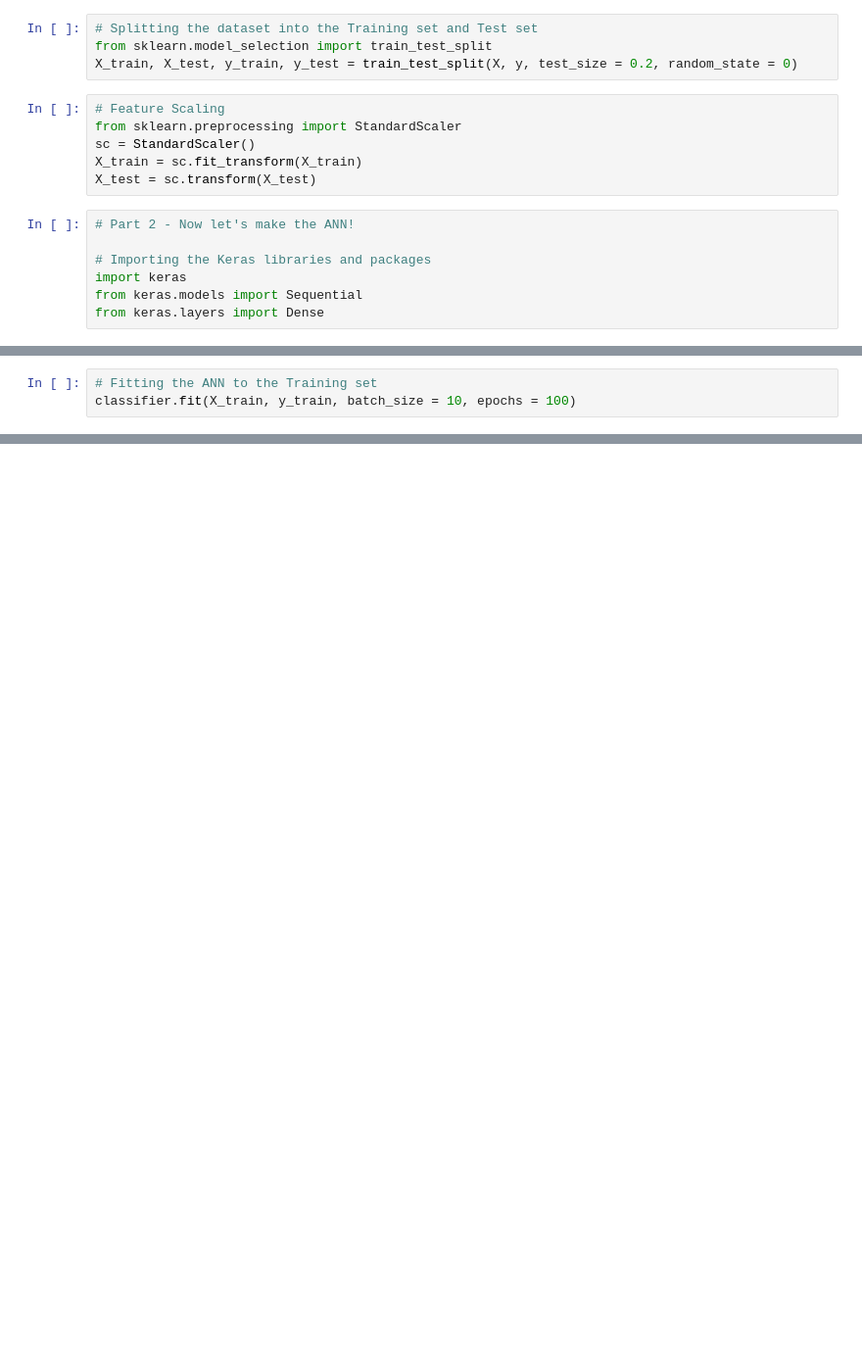
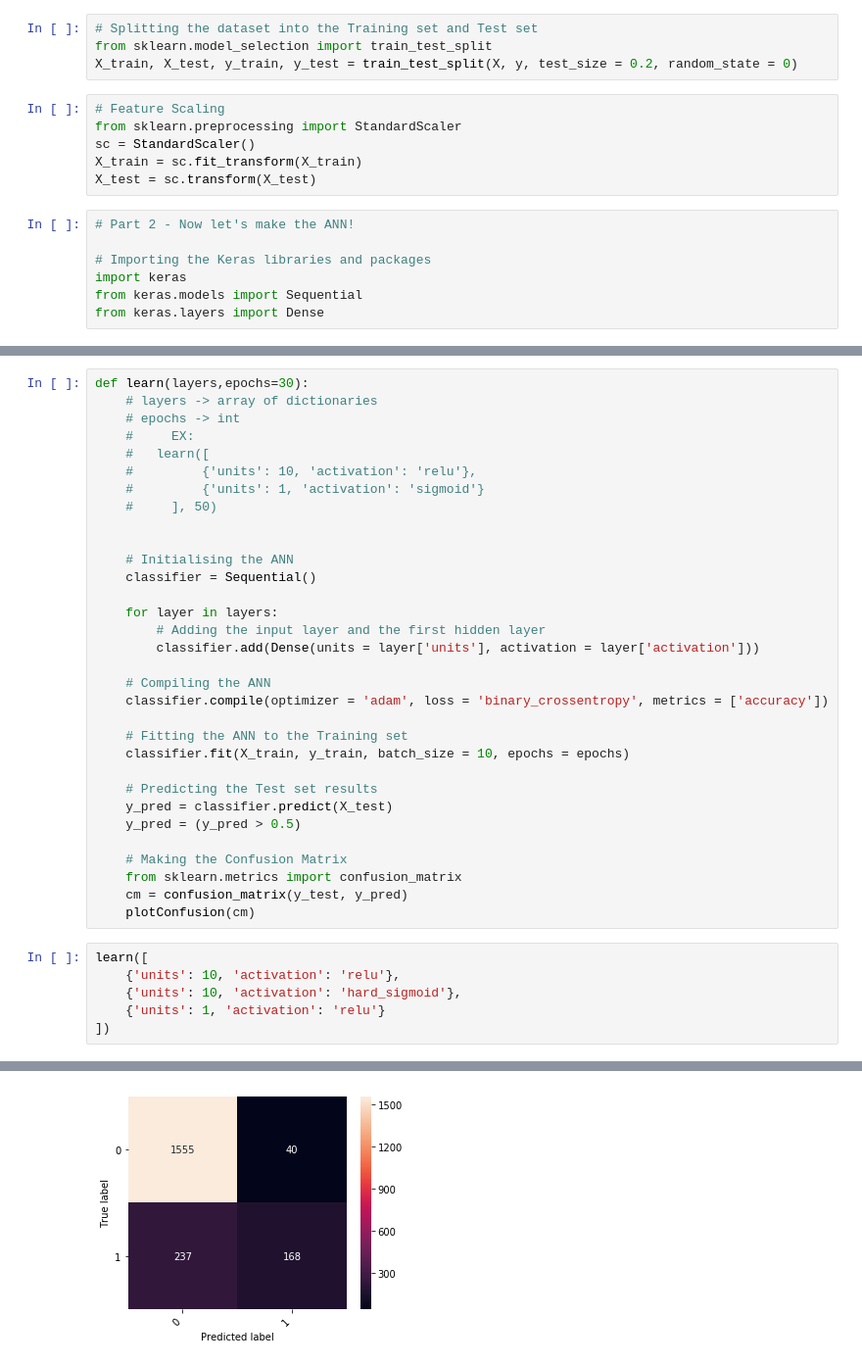
Before and after one commit to deeplearningunb/building-ann, a Jupyter notebook: ArtificialNeuralNetwork.ipynb, the cells around one changed output, grey strips where cells are left out. Shown at 98% size. Cells and saved outputs as stored; diff of their text form; blank space fills up the shorter version.

```diff
--- a/ArtificialNeuralNetwork.ipynb
+++ b/ArtificialNeuralNetwork.ipynb
@@ -68,3 +85,0 @@ classifier.compile(optimizer = 'adam', loss = 'binary_crossentropy', metrics = [
-# %%
-# Fitting the ANN to the Training set
-classifier.fit(X_train, y_train, batch_size = 10, epochs = 100)
@@ -81,0 +101,39 @@ cm = confusion_matrix(y_test, y_pred)
+# %%
+def learn(layers,epochs=30):
+    # layers -> array of dictionaries
+    # epochs -> int
+    #     EX:
+    #   learn([
+    #         {'units': 10, 'activation': 'relu'},
+    #         {'units': 1, 'activation': 'sigmoid'}
+    #     ], 50)
+
+
+    # Initialising the ANN
+    classifier = Sequential()
+
+    for layer in layers:
+        # Adding the input layer and the first hidden layer
+        classifier.add(Dense(units = layer['units'], activation = layer['activation']))
+
+    # Compiling the ANN
+    classifier.compile(optimizer = 'adam', loss = 'binary_crossentropy', metrics = ['accuracy'])
+
+    # Fitting the ANN to the Training set
+    classifier.fit(X_train, y_train, batch_size = 10, epochs = epochs)
+
+    # Predicting the Test set results
+    y_pred = classifier.predict(X_test)
+    y_pred = (y_pred > 0.5)
+
+    # Making the Confusion Matrix
+    from sklearn.metrics import confusion_matrix
+    cm = confusion_matrix(y_test, y_pred)
+    plotConfusion(cm)
+# %%
+learn([
+    {'units': 10, 'activation': 'relu'},
+    {'units': 10, 'activation': 'hard_sigmoid'},
+    {'units': 1, 'activation': 'relu'}
+])
+# %% [output]
@@ -81,0 +157 @@ cm = confusion_matrix(y_test, y_pred)
+[figure, added]
```
Also changed, not shown: parts of 10 cells of this notebook.
